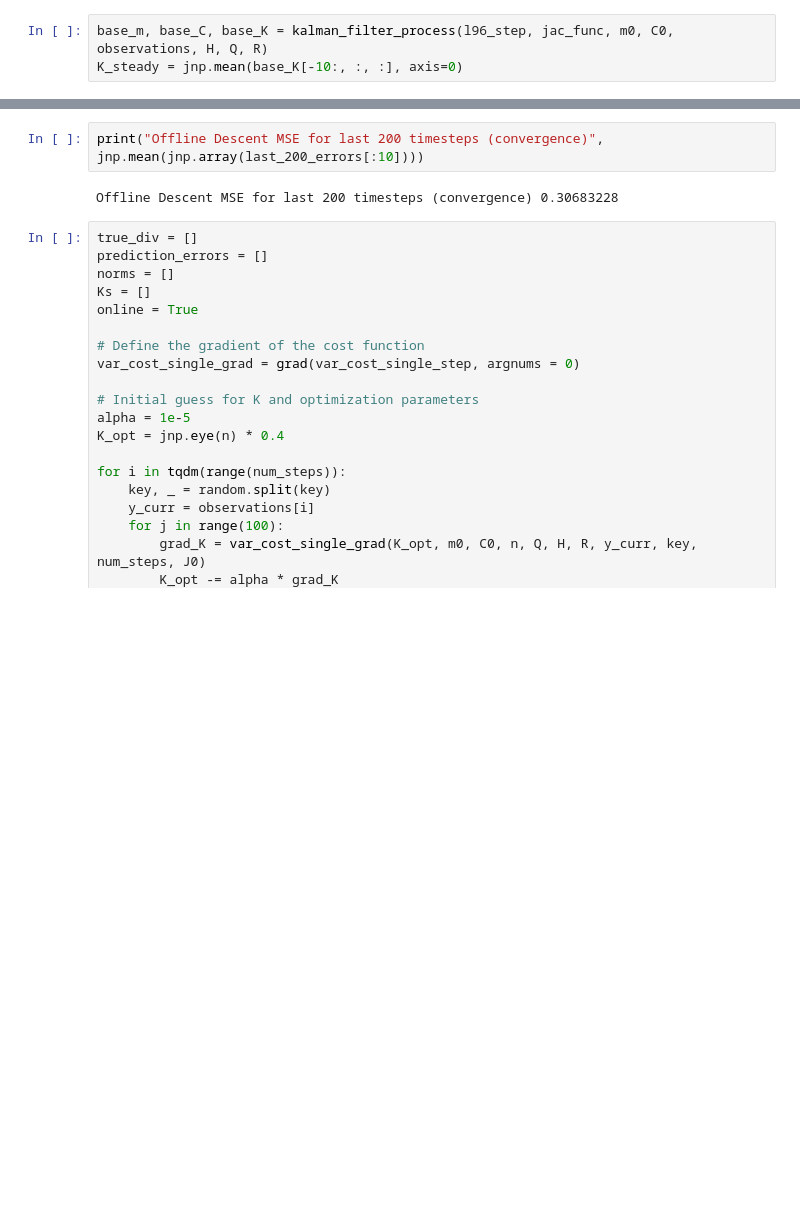
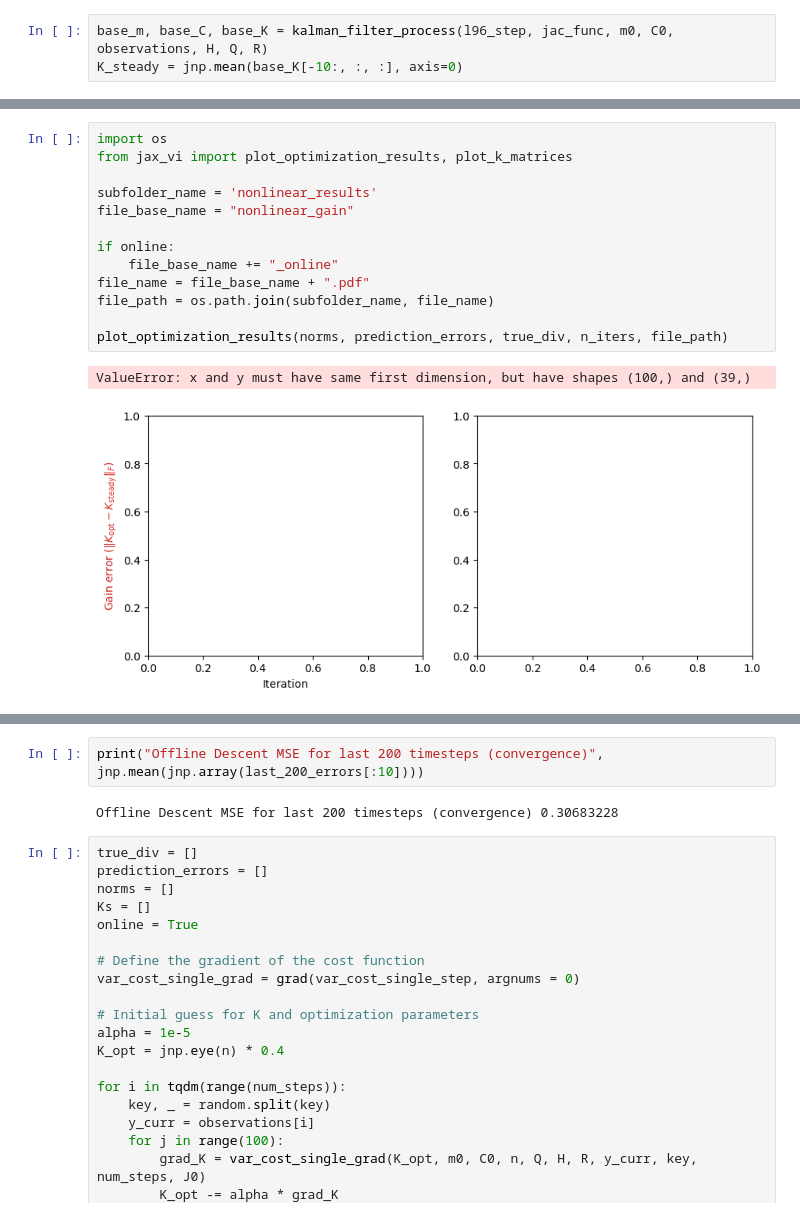
Before and after one commit to enochcluk/variational_filtering, a Jupyter notebook: fixed_nonlinear.ipynb, the cells around one changed output, grey strips where cells are left out. Cells and saved outputs as stored; diff of their text form; blank space fills up the shorter version.

```diff
--- a/fixed_nonlinear.ipynb
+++ b/fixed_nonlinear.ipynb
@@ -110,3 +136,19 @@ for i in tqdm(range(n_iters)):
+# %%
+import os
+from jax_vi import plot_optimization_results, plot_k_matrices
+
+subfolder_name = 'nonlinear_results'
+file_base_name = "nonlinear_gain"
+
+if online:
+    file_base_name += "_online"
+file_name = file_base_name + ".pdf"
+file_path = os.path.join(subfolder_name, file_name)
+
+plot_optimization_results(norms, prediction_errors, true_div, n_iters, file_path)
+# %% [output]
+ValueError: x and y must have same first dimension, but have shapes (100,) and (39,)
+[figure, added]
 # %%
 import os
 from jax_vi import plot_optimization_results, plot_k_matrices
```
Also changed, not shown: parts of 6 cells of this notebook, 9 other files.
